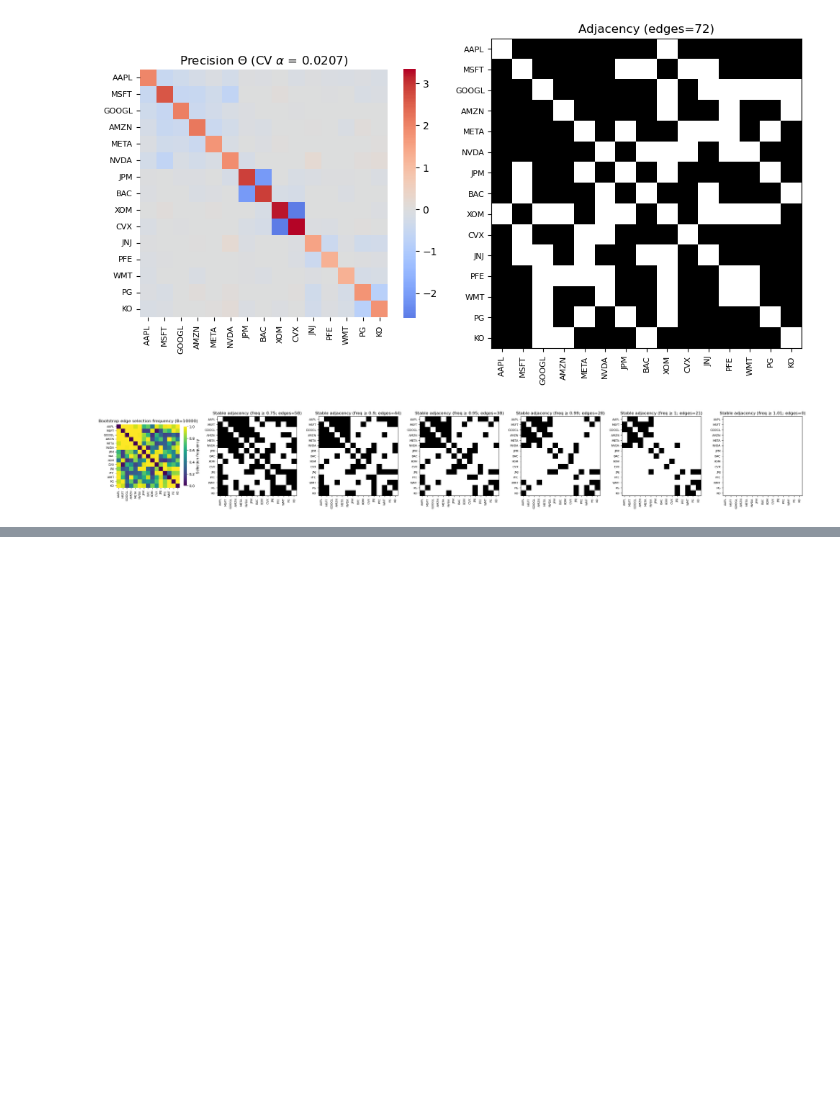
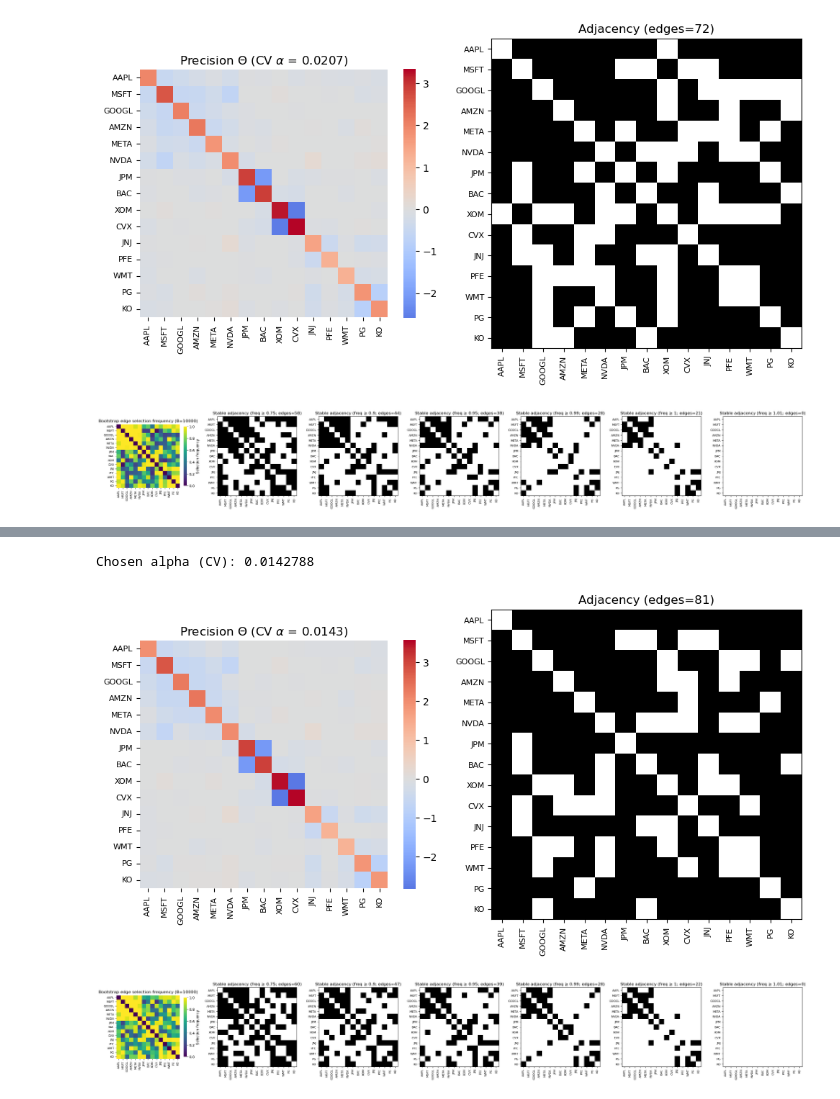
Before and after one commit to dimitris-markopoulos/financial-graphical-models, a Jupyter notebook: notebooks/02_fit_model.ipynb, the cells around one changed output, grey strips where cells are left out. Saved outputs shown, nothing was run; the diff lists cells and outputs as text; code cells hidden in the pictures; blank space fills up the shorter version.

```diff
--- a/notebooks/02_fit_model.ipynb
+++ b/notebooks/02_fit_model.ipynb
@@ -82,7 +82,7 @@ run_gl_across_grid(media_dir + "/graphicalLASSO_precision_across_alpha.png")
 # %% [output]
 [figure]
 # %%
-def graphicalLASSO_hyperparameter_tuning(savepath1 = None, savepath2 = None):
+def graphicalLASSO_hyperparameter_tuning(X, savepath1 = None, savepath2 = None):
     # Fit Graphical Lasso with CV to get alpha_star
     glcv = GraphicalLassoCV(alphas=10, cv=5, max_iter=1000).fit(X)
     Theta = glcv.precision_
@@ -192,6 +192,7 @@ def graphicalLASSO_hyperparameter_tuning(savepath1 = None, savepath2 = None):
     return glcv
 
 glcv = graphicalLASSO_hyperparameter_tuning(
+    X = X,
     savepath1 = media_dir + "/graphicalLASSO_CV.png",
     savepath2 = media_dir + "/graphicalLASSO_tuning.png"
 )
@@ -376,0 +236,13 @@ plt.show()
+# %%
+X_gc = gaussian_copula_transform(X_df.values)  # transform original (unscaled) marginals
+X_gc = StandardScaler().fit_transform(X_gc)
+
+glcv = graphicalLASSO_hyperparameter_tuning(
+    X = X_gc,
+    savepath1 = media_dir + "/nonparanormal_CV.png",
+    savepath2 = media_dir + "/nonparanormal_tuning.png"
+)
+# %% [output]
+Chosen alpha (CV): 0.0142788
+[figure, added]
+[figure, added]
```
Also changed, not shown: parts of 10 cells of this notebook, 6 other files.
